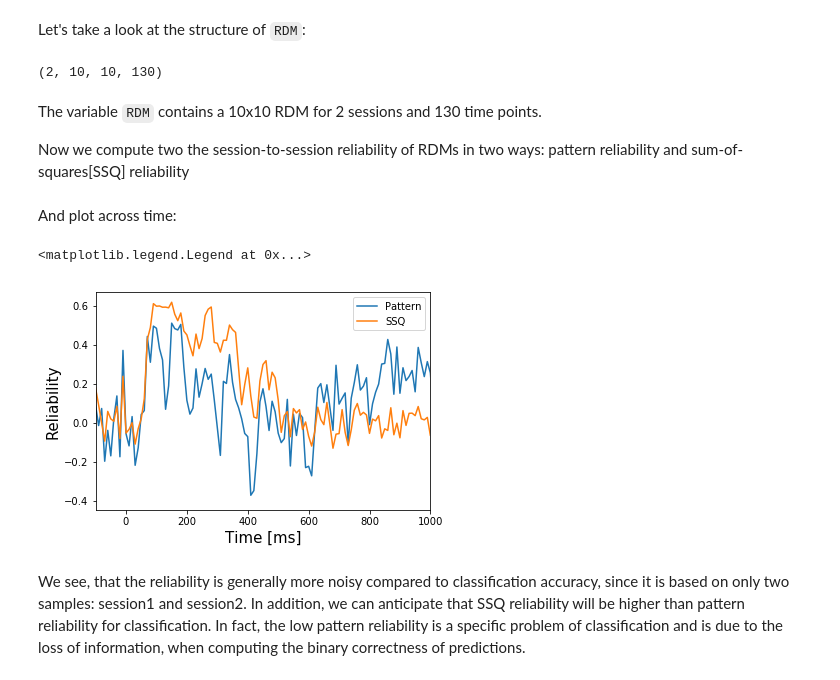
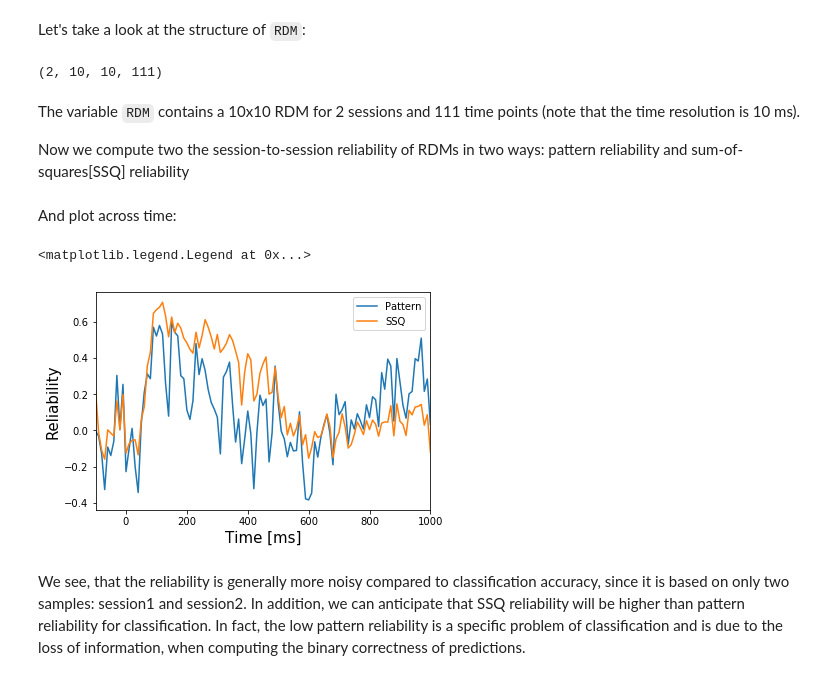
Before and after one commit to m-guggenmos/megmvpa, a Jupyter notebook: python_reliability.ipynb, the cells around one changed output. Cells and saved outputs as stored; diff of their text form; code cells hidden in the pictures.

```diff
--- a/python_reliability.ipynb
+++ b/python_reliability.ipynb
@@ -35,14 +35,14 @@ root = '' # This is the /path/to the directory containing the data.
 sessions = [
     # Session 1
     dict(
-        data=pickle.load(open(os.path.join(root, 'data01_sess1_bs10.pkl'), 'rb')),
+        data=pickle.load(open(os.path.join(root, 'data01_sess1.pkl'), 'rb')),
         # data has shape n_trials x n_sensors x n_timepoints
         labels=pickle.load(open(os.path.join(root, 'labels01_sess1.pkl'), 'rb'))
         # labels has shape 1 x n_trials (i.e., one condition label [object category] per trial)
     ),
     # Session 2
     dict(
-        data=pickle.load(open(os.path.join(root, 'data01_sess2_bs10.pkl'), 'rb')),
+        data=pickle.load(open(os.path.join(root, 'data01_sess2.pkl'), 'rb')),
         labels=pickle.load(open(os.path.join(root, 'labels01_sess2.pkl'), 'rb'))
     )
 ]
@@ -77,7 +77,7 @@ The analytic logic is contained in a nested for loop, with loops for the number
 # pre-load mechanism, for convenience
 preload_RDM = True
 if preload_RDM:
-    RDM = pickle.load(open(os.path.join(root, 'data_reliability.pkl'), 'rb'))
+    RDM = pickle.load(open(os.path.join(root, 'result_reliability.pkl'), 'rb'))
 else:
     RDM = np.full((n_sessions, n_perm, n_conditions, n_conditions, n_time), np.nan)
     for s, session in enumerate(sessions):
@@ -128,8 +128,8 @@ else:
                             dissimilarity = np.mean(predictions == cv.labels_pseudo_test[c1, c2]) - 0.5
                             RDM[s, f, c1, c2, t] = np.mean(dissimilarity)
     # average across permutations
-    RDM_av = np.nanmean(RDM, axis=1)
-    pickle.dump(RDM_av, open(os.path.join(root, 'data_reliability.pkl'), 'wb'))
+    RDM = np.nanmean(RDM, axis=1)
+    pickle.dump(RDM, open(os.path.join(root, 'result_reliability.pkl'), 'wb'))
 # %% [markdown]
 After computing the RDMs for each session and each timepoint, let's take a look at the data. For this, we use matplotlib.
 # %%
@@ -140,9 +140,9 @@ Let's take a look at the structure of `RDM`:
 # %%
 RDM.shape
 # %% [output]
-(2, 10, 10, 130)
+(2, 10, 10, 111)
 # %% [markdown]
-The variable `RDM` contains a 10x10 RDM for 2 sessions and 130 time points.
+The variable `RDM` contains a 10x10 RDM for 2 sessions and 111 time points (note that the time resolution is 10 ms).
 
 Now we compute two the session-to-session reliability of RDMs in two ways: pattern reliability and sum-of-squares[SSQ] reliability
 # %%
@@ -156,14 +156,14 @@ for t in range(n_time):
 # %% [markdown]
 And plot across time:
 # %%
-plt.plot(np.arange(-100, 1200, 10), reliability_pattern, label='Pattern')
-plt.plot(np.arange(-100, 1200, 10), reliability_ssq, label='SSQ')
+plt.plot(np.arange(-100, 1001, 10), reliability_pattern, label='Pattern')
+plt.plot(np.arange(-100, 1001, 10), reliability_ssq, label='SSQ')
 plt.xlim((-100, 1000))
 plt.xlabel('Time [ms]', fontsize=15)
 plt.ylabel('Reliability', fontsize=15)
 plt.legend()
 # %% [output]
 <matplotlib.legend.Legend at 0x...>
-[figure, old version]
+[figure, new version]
 # %% [markdown]
 We see, that the reliability is generally more noisy compared to classification accuracy, since it is based on only two samples: session1 and session2. In addition, we can anticipate that SSQ reliability will be higher than pattern reliability for classification. In fact, the low pattern reliability is a specific problem of classification and is due to the loss of information, when computing the binary correctness of predictions.
```
Also changed, not shown: 3 other files.
